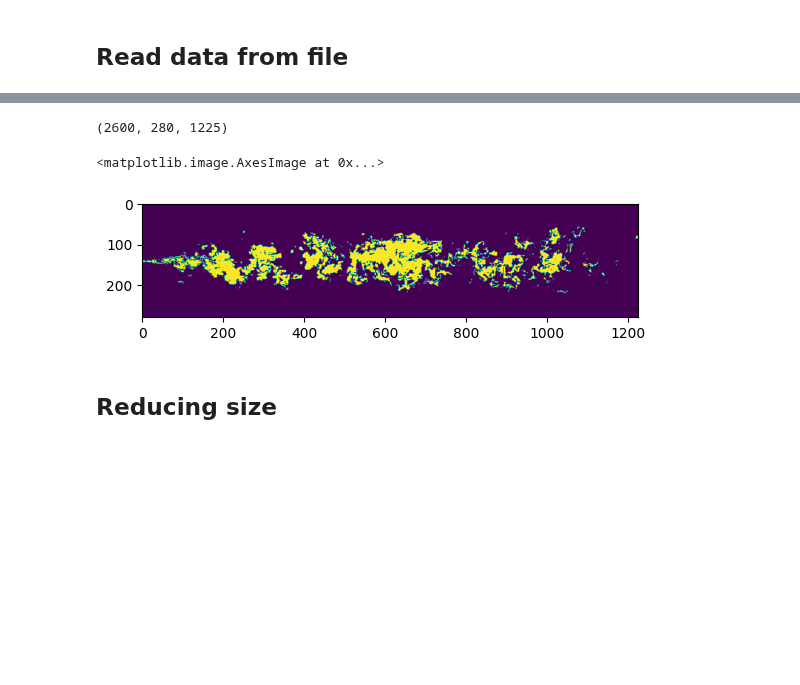
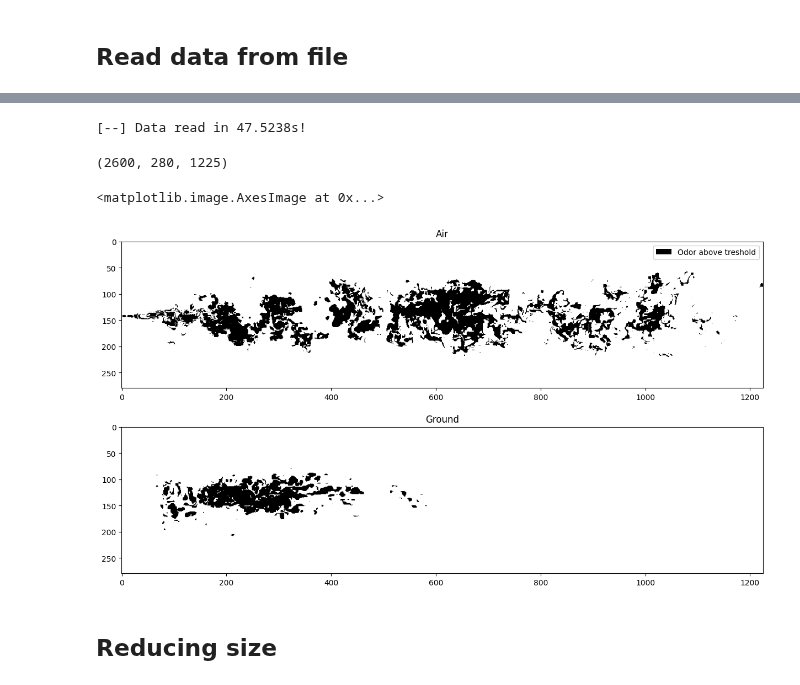
Before and after one commit to PimLb/POMDP_PBVI_Exploration, a Jupyter notebook: Experiments/Olfactory Navigation/data_generation.ipynb, the cells around one changed output, grey strips where cells are left out. Drawn from its saved outputs; the diff is of its cells as text; code cells hidden in the pictures; blank space fills up the shorter version.

```diff
--- a/Experiments/Olfactory Navigation/data_generation.ipynb
+++ b/Experiments/Olfactory Navigation/data_generation.ipynb
@@ -23,13 +23,35 @@ f.close()
+# %%
+f = h5py.File("C:\\Users\\arnau\\Desktop\\ground_data.mat")
+reading_time = time.time()
+ground_data = np.asarray(f["ground"])
+reading_time = time.time() - reading_time
+print("[--] Data read in {}s!".format(round(reading_time, 4)))
+f.close()
+# %% [output]
+[--] Data read in 47.5238s!
 # %%
 data.shape
 # %% [output]
 (2600, 280, 1225)
-# %%
-# Plot sample
-plt.imshow((data[1,:,:] > 3e-6))
-# %% [output]
-<matplotlib.image.AxesImage at 0x...>
-[figure, removed]
+# %%
+from matplotlib.patches import Rectangle
+
+# Plot sample
+fig, (ax1, ax2) = plt.subplots(2,1, figsize=(15,8))
+
+# Air
+ax1.set_title('Air')
+ax1.imshow((data[1,:,:] > 3e-6), cmap='Greys')
+
+# Legend
+ax1.legend([Rectangle((0,0),1,1, fc='black')], ['Odor above treshold'])
+
+# Ground
+ax2.set_title('Ground')
+ax2.imshow((ground_data[1,:,:] > 3e-6), cmap='Greys')
+# %% [output]
+<matplotlib.image.AxesImage at 0x...>
+[figure, added]
 # %% [markdown]
 ## Reducing size
 # %%
```
Also changed, not shown: parts of 1 cell of this notebook, 1 other file.
